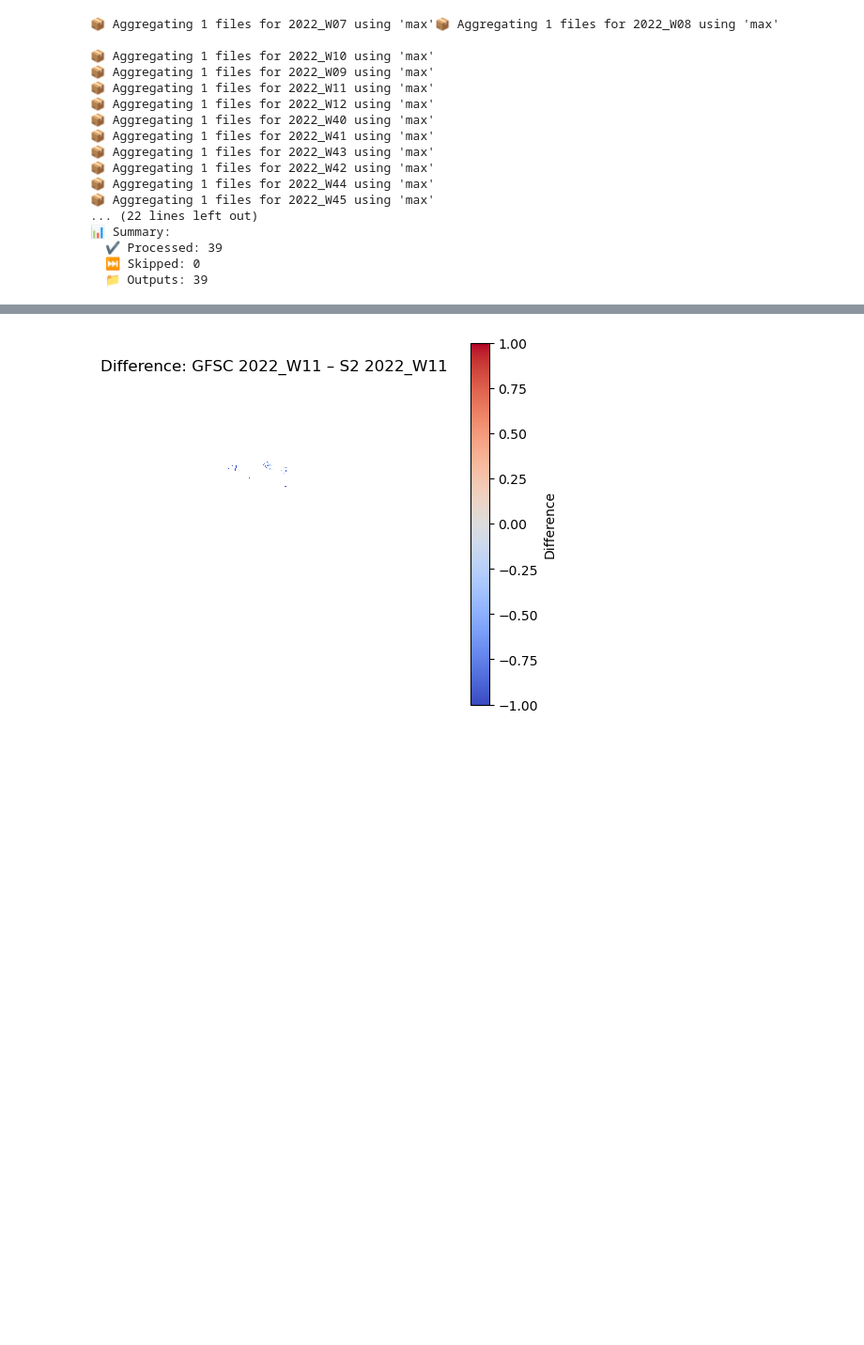
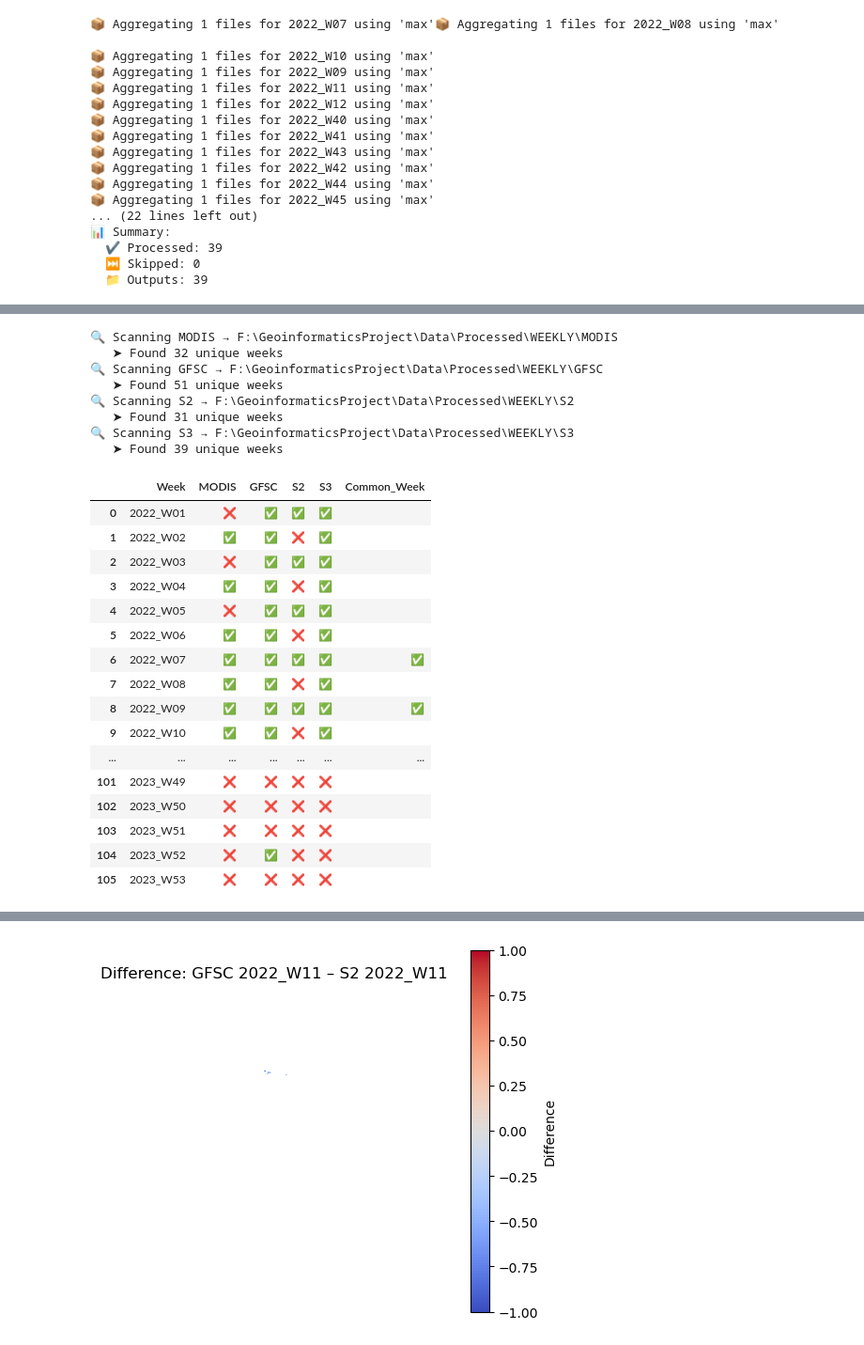
Before and after one commit to Hadikheiri/Snow-Cover-Mapping, a Jupyter notebook: Snow/main.ipynb, the cells around one changed output, grey strips where cells are left out. Shown: that part at 94% size. Drawn from its saved outputs; the diff is of its cells as text; code cells hidden in the pictures; blank space fills up the shorter version.

```diff
--- a/Snow/main.ipynb
+++ b/Snow/main.ipynb
@@ -594,3 +440,47 @@ aggregate_weekly(
+# %%
+from snow_processing import check_all_products_side_by_side
+import pandas as pd
+
+# Define your raw input folders
+product_folders = [
+    ("MODIS", r"F:\GeoinformaticsProject\Data\Processed\WEEKLY\MODIS", False),
+    ("GFSC",  r"F:\GeoinformaticsProject\Data\Processed\WEEKLY\GFSC", True),
+    ("S2", r"F:\GeoinformaticsProject\Data\Processed\WEEKLY\S2", False),
+    ("S3",    r"F:\GeoinformaticsProject\Data\Processed\WEEKLY\S3", False),
+]
+
+# Run the check
+df = check_all_products_side_by_side(product_folders, start_year=2022, end_year=2023)
+
+# Show all weeks
+pd.set_option("display.max_rows", None)
+display(df)
+# %% [output]
+🔍 Scanning MODIS → F:\GeoinformaticsProject\Data\Processed\WEEKLY\MODIS
+   ➤ Found 32 unique weeks
+🔍 Scanning GFSC → F:\GeoinformaticsProject\Data\Processed\WEEKLY\GFSC
+   ➤ Found 51 unique weeks
+🔍 Scanning S2 → F:\GeoinformaticsProject\Data\Processed\WEEKLY\S2
+   ➤ Found 31 unique weeks
+🔍 Scanning S3 → F:\GeoinformaticsProject\Data\Processed\WEEKLY\S3
+   ➤ Found 39 unique weeks
+|  | Week | MODIS | GFSC | S2 | S3 | Common_Week |
+| 0 | 2022_W01 | ❌ | ✅ | ✅ | ✅ |  |
+| 1 | 2022_W02 | ✅ | ✅ | ❌ | ✅ |  |
+| 2 | 2022_W03 | ❌ | ✅ | ✅ | ✅ |  |
+| 3 | 2022_W04 | ✅ | ✅ | ❌ | ✅ |  |
+| 4 | 2022_W05 | ❌ | ✅ | ✅ | ✅ |  |
+| 5 | 2022_W06 | ✅ | ✅ | ❌ | ✅ |  |
+| 6 | 2022_W07 | ✅ | ✅ | ✅ | ✅ | ✅ |
+| 7 | 2022_W08 | ✅ | ✅ | ❌ | ✅ |  |
+| 8 | 2022_W09 | ✅ | ✅ | ✅ | ✅ | ✅ |
+| 9 | 2022_W10 | ✅ | ✅ | ❌ | ✅ |  |
+| ... | ... | ... | ... | ... | ... | ... |
+| 101 | 2023_W49 | ❌ | ❌ | ❌ | ❌ |  |
+| 102 | 2023_W50 | ❌ | ❌ | ❌ | ❌ |  |
+| 103 | 2023_W51 | ❌ | ❌ | ❌ | ❌ |  |
+| 104 | 2023_W52 | ❌ | ✅ | ❌ | ❌ |  |
+| 105 | 2023_W53 | ❌ | ❌ | ❌ | ❌ |  |
 # %%
 import os
 from snow_processing import match_raster_grid
```
Also changed, not shown: parts of 22 cells of this notebook, 3 other files.
